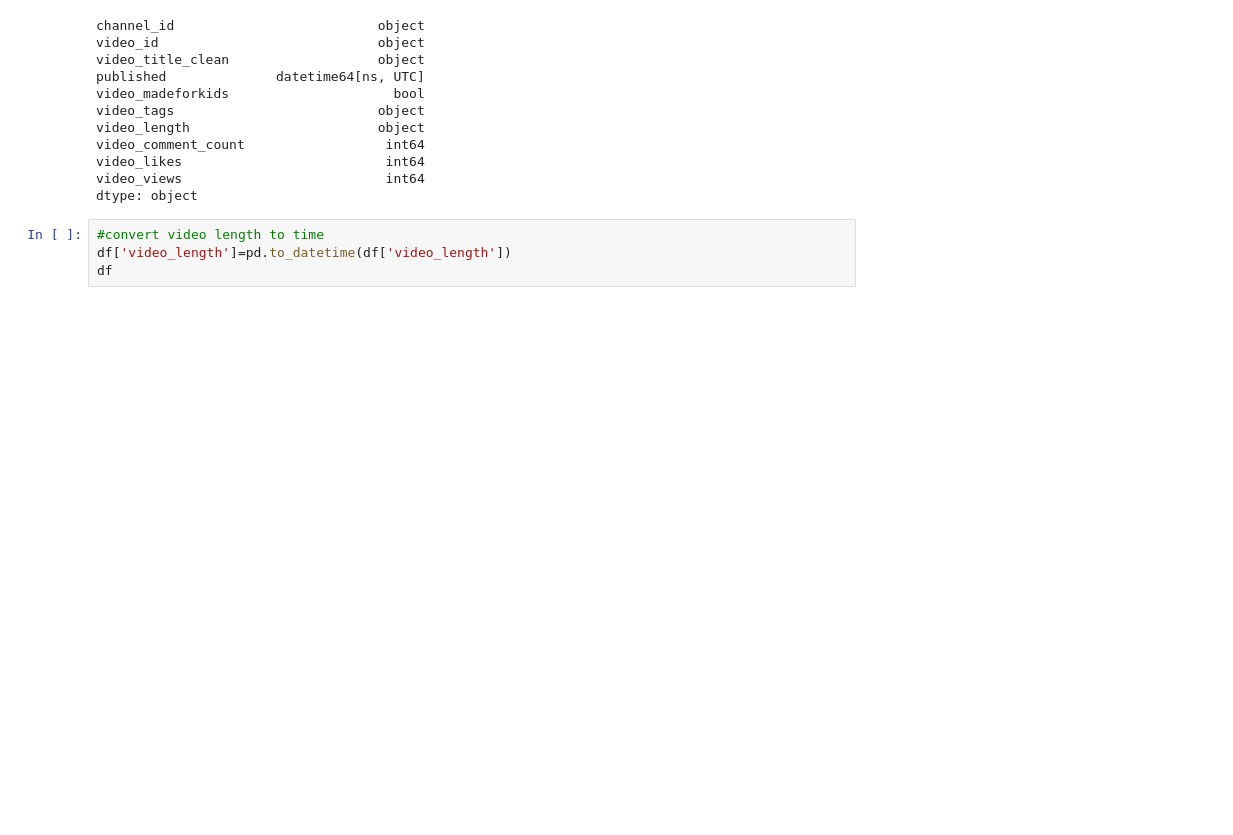
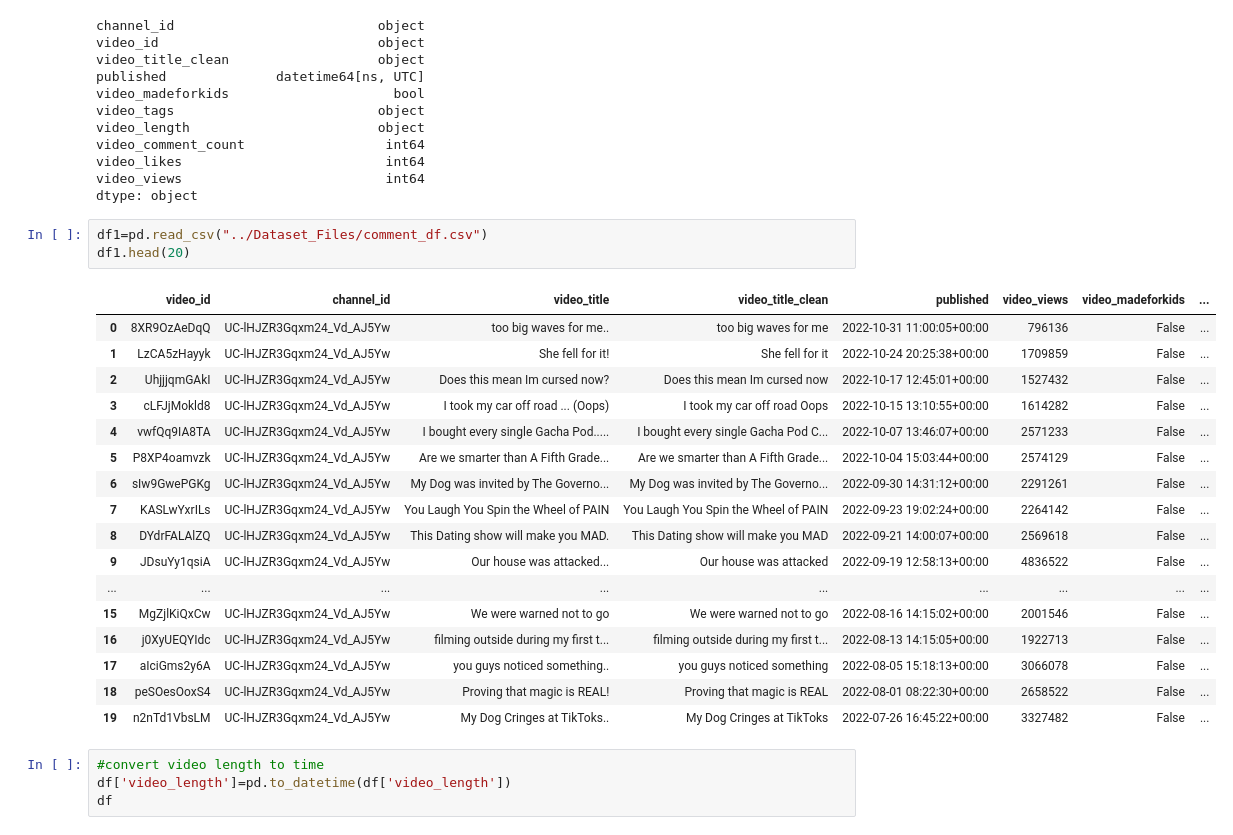
Before and after one commit to SNEHALDD/Youtube_Video_Analysis, a Jupyter notebook: Database/cleaning_dataframe.ipynb, the cells around one changed output. Cells and saved outputs as stored; diff of their text form; blank space fills up the shorter version.

```diff
--- a/Database/cleaning_dataframe.ipynb
+++ b/Database/cleaning_dataframe.ipynb
@@ -86,6 +86,27 @@ video_comment_count                  int64
 video_likes                          int64
 video_views                          int64
 dtype: object
+# %%
+df1=pd.read_csv("../Dataset_Files/comment_df.csv")
+df1.head(20)
+# %% [output]
+|  | video_id | channel_id | video_title | video_title_clean | published | video_views | video_madeforkids | ... |
+| 0 | 8XR9OzAeDqQ | UC-lHJZR3Gqxm24_Vd_AJ5Yw | too big waves for me.. | too big waves for me | 2022-10-31 11:00:05+00:00 | 796136 | False | ... |
+| 1 | LzCA5zHayyk | UC-lHJZR3Gqxm24_Vd_AJ5Yw | She fell for it! | She fell for it | 2022-10-24 20:25:38+00:00 | 1709859 | False | ... |
+| 2 | UhjjjqmGAkI | UC-lHJZR3Gqxm24_Vd_AJ5Yw | Does this mean Im cursed now? | Does this mean Im cursed now | 2022-10-17 12:45:01+00:00 | 1527432 | False | ... |
+| 3 | cLFJjMokld8 | UC-lHJZR3Gqxm24_Vd_AJ5Yw | I took my car off road ... (Oops) | I took my car off road Oops | 2022-10-15 13:10:55+00:00 | 1614282 | False | ... |
+| 4 | vwfQq9IA8TA | UC-lHJZR3Gqxm24_Vd_AJ5Yw | I bought every single Gacha Pod..... | I bought every single Gacha Pod C... | 2022-10-07 13:46:07+00:00 | 2571233 | False | ... |
+| 5 | P8XP4oamvzk | UC-lHJZR3Gqxm24_Vd_AJ5Yw | Are we smarter than A Fifth Grade... | Are we smarter than A Fifth Grade... | 2022-10-04 15:03:44+00:00 | 2574129 | False | ... |
+| 6 | sIw9GwePGKg | UC-lHJZR3Gqxm24_Vd_AJ5Yw | My Dog was invited by The Governo... | My Dog was invited by The Governo... | 2022-09-30 14:31:12+00:00 | 2291261 | False | ... |
+| 7 | KASLwYxrILs | UC-lHJZR3Gqxm24_Vd_AJ5Yw | You Laugh You Spin the Wheel of PAIN | You Laugh You Spin the Wheel of PAIN | 2022-09-23 19:02:24+00:00 | 2264142 | False | ... |
+| 8 | DYdrFALAlZQ | UC-lHJZR3Gqxm24_Vd_AJ5Yw | This Dating show will make you MAD. | This Dating show will make you MAD | 2022-09-21 14:00:07+00:00 | 2569618 | False | ... |
+| 9 | JDsuYy1qsiA | UC-lHJZR3Gqxm24_Vd_AJ5Yw | Our house was attacked... | Our house was attacked | 2022-09-19 12:58:13+00:00 | 4836522 | False | ... |
+| ... | ... | ... | ... | ... | ... | ... | ... | ... |
+| 15 | MgZjlKiQxCw | UC-lHJZR3Gqxm24_Vd_AJ5Yw | We were warned not to go | We were warned not to go | 2022-08-16 14:15:02+00:00 | 2001546 | False | ... |
+| 16 | j0XyUEQYIdc | UC-lHJZR3Gqxm24_Vd_AJ5Yw | filming outside during my first t... | filming outside during my first t... | 2022-08-13 14:15:05+00:00 | 1922713 | False | ... |
+| 17 | aIciGms2y6A | UC-lHJZR3Gqxm24_Vd_AJ5Yw | you guys noticed something.. | you guys noticed something | 2022-08-05 15:18:13+00:00 | 3066078 | False | ... |
+| 18 | peSOesOoxS4 | UC-lHJZR3Gqxm24_Vd_AJ5Yw | Proving that magic is REAL! | Proving that magic is REAL | 2022-08-01 08:22:30+00:00 | 2658522 | False | ... |
+| 19 | n2nTd1VbsLM | UC-lHJZR3Gqxm24_Vd_AJ5Yw | My Dog Cringes at TikToks.. | My Dog Cringes at TikToks | 2022-07-26 16:45:22+00:00 | 3327482 | False | ... |
 # %%
 #convert video length to time
 df['video_length']=pd.to_datetime(df['video_length'])
```
Also changed, not shown: 42 other files.
